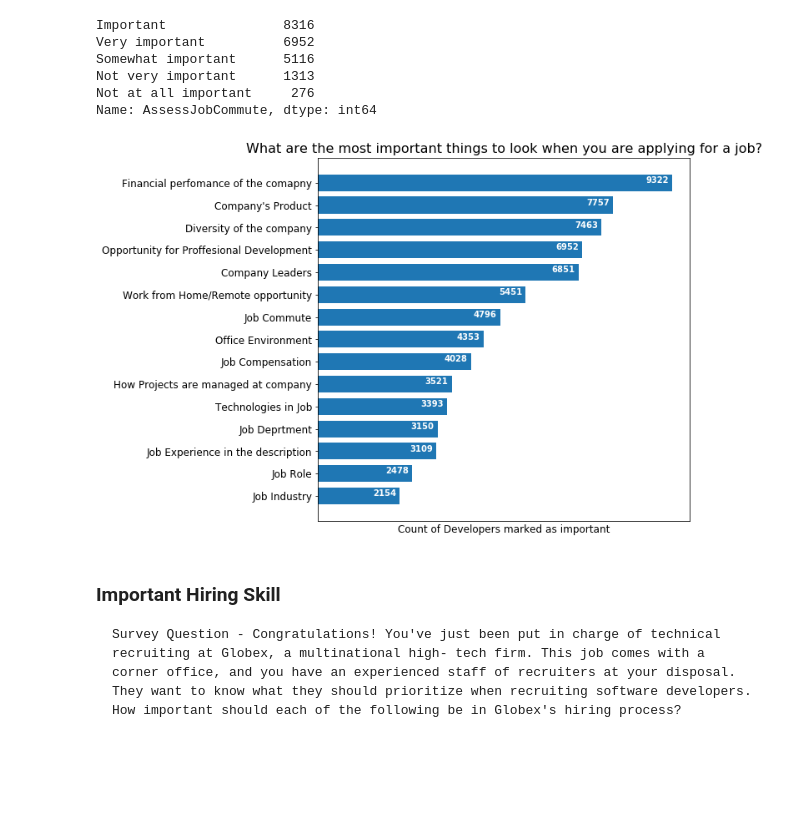
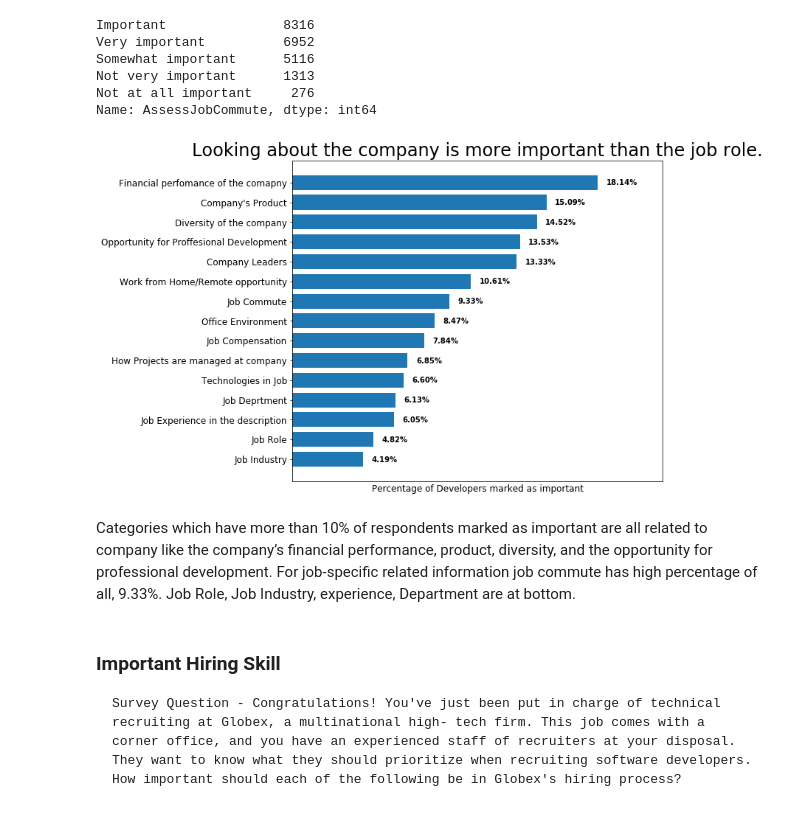
Before and after one commit to kalyanpesala17/stackoverflow, a Jupyter notebook: stackoverflow.ipynb, the cells around one changed output. Drawn from its saved outputs; the diff is of its cells as text; code cells hidden in the pictures; blank space fills up the shorter version.

Commit message:
Documented insights for visualizations.

```diff
--- a/stackoverflow.ipynb
+++ b/stackoverflow.ipynb
@@ -112,12 +112,13 @@ def sort_cols(columns, important_level):
     An numpy array of Sorted Columns in ascending order based on the counts of Importance Level in each Job Assess column.
 
     '''
-    imp_level_counts = pd.Series()
+    imp_level_counts = pd.Series() #to store the counts of specified important level for each column
 
     for col in columns:
         imp_level_counts = imp_level_counts.append(
             df[col].value_counts()[df[col].value_counts().index == important_level])
 
+    #to get the sorted column names convert our series to dataframe.
     df_order = imp_level_counts.reset_index()
     df_order['index'] = columns
     df_order.columns = ['col','value']
@@ -127,7 +128,7 @@ def sort_cols(columns, important_level):
 
 def plot_multiple_cols_bar(columns, important_level,title,labels,color = 'tab:blue'):
     '''
-    Plots bar chart for Job Assess columns and their counts.
+    Plots bar chart for Job Assess columns and their percentages.
 
     Arguments:
     List of Sorted Job Assess columns, Importance Level of columns(string),plot title,yticks labels, color
@@ -135,28 +136,31 @@ def plot_multiple_cols_bar(columns, important_level,title,labels,color = 'tab:bl
     returns:
     None. Plots a Bar chart.
     '''
-    plt.figure(figsize = (8,8))
-    i = 0
+    plt.figure(figsize = (9,8))
+    i = 0 #for increementing the position in bar plot
 
     for col in columns:
         ax = plt.subplot(111)
-        y = df[df[col] == important_level].shape[0]
+        y = (df[df[col] == important_level].shape[0] /df.shape[0]) * 100
         ax.barh(i, width = y,height = 0.6, color = color)
-        ax.text(y - 700, i, str(y), color='white', fontweight='bold')
-        i += 0.8
+        ax.text(y + 0.5, i - 0.1, "{:.2f}".format(y) + '%', color='black', fontweight='bold')
+        i += 0.8 #increementing bars positions
 
     ax.set_yticks(np.arange(0,len(columns) * 0.8,0.8)) #for setting the ticks based on column length
     ax.set_yticklabels(labels,fontsize = 12)
-    ax.get_xaxis().set_ticks([])
-    ax.set_title(title , fontsize = 16)
-    plt.xlabel('Count of Developers marked as important',fontsize = 12)
+    ax.set_xlim(0,22)
+    ax.get_xaxis().set_ticks([]) #to remove the xticks
+    ax.set_title(title , fontsize = 24)
+    plt.xlabel('Percentage of Developers marked as important',fontsize = 12)
 # %%
 #bar plot for 'Very important' Level.
 plot_multiple_cols_bar(list(sort_cols(Assess_cols,'Very important')), 'Very important',
-                       "What are the most important things to look when you are applying for a job?",
+                       "Looking about the company is more important than the job role.",
                       labels_JobAssess)
 # %% [output]
-[figure, old version]
+[figure, new version]
+# %% [markdown]
+Categories which have more than 10% of respondents marked as important are all related to company like the company’s financial performance, product, diversity, and the opportunity for professional development. For job-specific related information job commute has high percentage of all, 9.33%. Job Role, Job Industry, experience, Department are at bottom.
 # %% [markdown]
 ### Important Hiring Skill
     Survey Question - Congratulations! You've just been put in charge of technical recruiting at Globex, a multinational high- tech firm. This job comes with a corner office, and you have an experienced staff of recruiters at your disposal. They want to know what they should prioritize when recruiting software developers. How important should each of the following be in Globex's hiring process?
```
Also changed, not shown: parts of 14 cells of this notebook.
